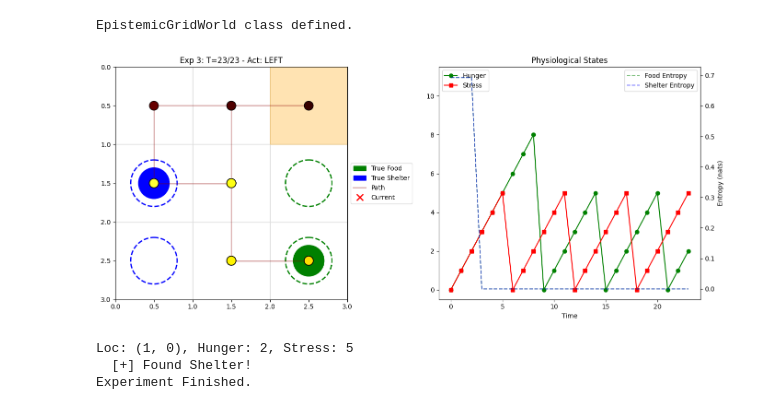
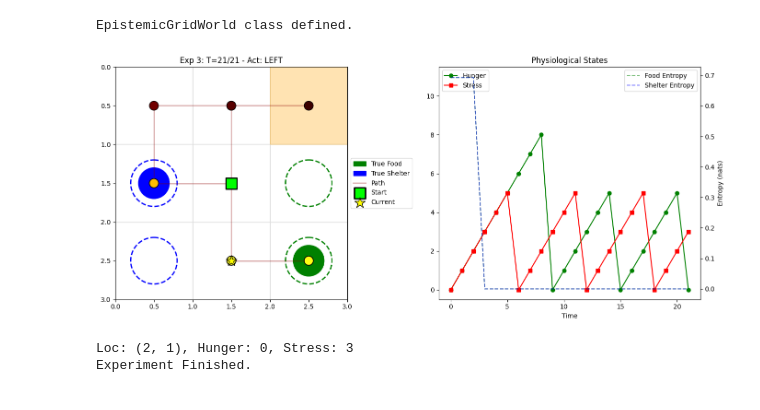
Before and after one commit to Ryan-Palmer/Active-Inference-Agent, a Jupyter notebook: docs/notebooks/Forager.ipynb, the cells around one changed output. Cells and saved outputs as stored; diff of their text form; code cells hidden in the pictures.

Commit message:
Icons to show start and current positions in Exp 3

```diff
--- a/docs/notebooks/Forager.ipynb
+++ b/docs/notebooks/Forager.ipynb
@@ -1700,7 +1700,7 @@ agent3 = Agent(
 # Use Experiment 3 specific start parameters (starting_hunger, starting_stress)
 obs = env3.reset(start_node_3, f_ctx=true_f_ctx, s_ctx=true_s_ctx, start_hunger=starting_hunger, start_stress=starting_stress)
 
-T3 = 23
+T3 = 21
 hist_locs_3 = [env3.loc]
 hist_hunger_3 = [env3.hunger]
 hist_stress_3 = [env3.stress]
@@ -1776,8 +1776,11 @@ for t in range(T3):
 
     ax_map.scatter(locs_arr[:,1]+0.5, locs_arr[:,0]+0.5, 200, c=temporal_colormap, zorder=3, edgecolors='black')
 
+    # Start
+    ax_map.scatter(locs_arr[0,1]+0.5, locs_arr[0,0]+0.5, 300, c='lime', marker='s', zorder=4, edgecolors='black', linewidth=2, label='Start')
+
     # Current
-    ax_map.plot(locs_arr[-1,1]+0.5, locs_arr[-1,0]+0.5, 'rx', markersize=10, markeredgewidth=2, label='Current')
+    ax_map.scatter(locs_arr[-1,1]+0.5, locs_arr[-1,0]+0.5, 300, c='yellow', marker='*', zorder=4, edgecolors='black', label='Current')
     ax_map.legend(loc='center left', bbox_to_anchor=(1, 0.5))
 
     # Stats
@@ -1785,34 +1788,33 @@ for t in range(T3):
     ax_stats.plot(hist_hunger_3, 'g-o', label='Hunger')
     ax_stats.plot(hist_stress_3, 'r-s', label='Stress')
     ax_stats.set_title("Physiological States")
     ax_stats.set_ylim(-0.5, 11.5)
     ax_stats.set_xlabel("Time")
     ax_stats.legend(loc='upper left')
 
     # Entropy (Uncertainty)
     ax_ent = ax_stats.twinx()
     k_food = [get_entropy(d) for d in hist_context_food]
     k_shelter = [get_entropy(d) for d in hist_context_shelter]
 
     ax_ent.plot(k_food, 'g--', label='Food Entropy', alpha=0.5)
     ax_ent.plot(k_shelter, 'b--', label='Shelter Entropy', alpha=0.5)
 
     ax_ent.set_ylabel("Entropy (nats)")
     ax_ent.legend(loc='upper right')
 
     plt.tight_layout()
     display(fig)
     plt.close(fig) # Prevent double plotting
 
     # Print status
     print(f"Loc: {env3.loc}, Hunger: {env3.hunger}, Stress: {env3.stress}")
     if env3.loc == env3.cue_loc: print("  [!] Observed Cue!")
     if env3.loc == food_locs_3[true_f_ctx]: print("  [+] Found Food!")
     if env3.loc == shelter_locs_3[true_s_ctx]: print("  [+] Found Shelter!")
 
 print("Experiment Finished.")
 # %% [output]
-[figure, old version]
+[figure, new version]
-Loc: (1, 0), Hunger: 2, Stress: 5
-  [+] Found Shelter!
+Loc: (2, 1), Hunger: 0, Stress: 3
 Experiment Finished.
```
